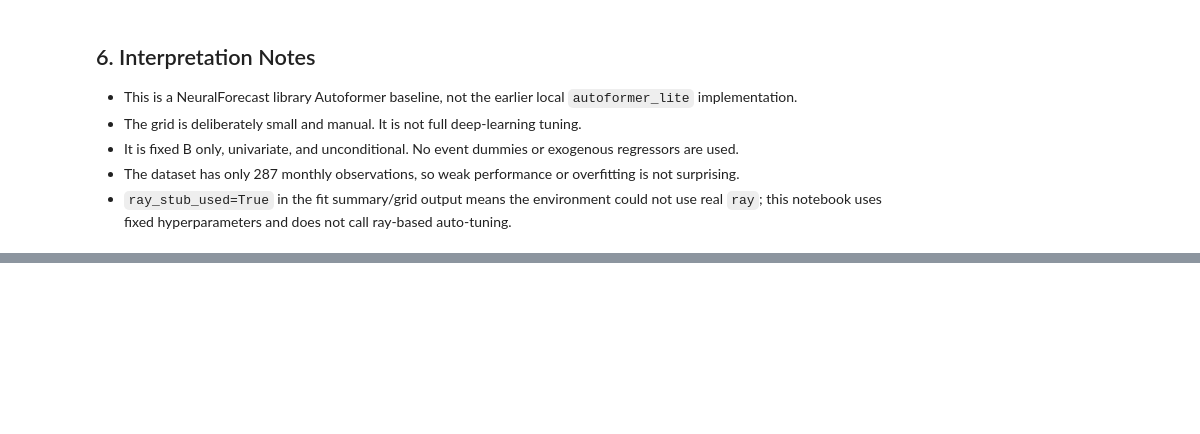
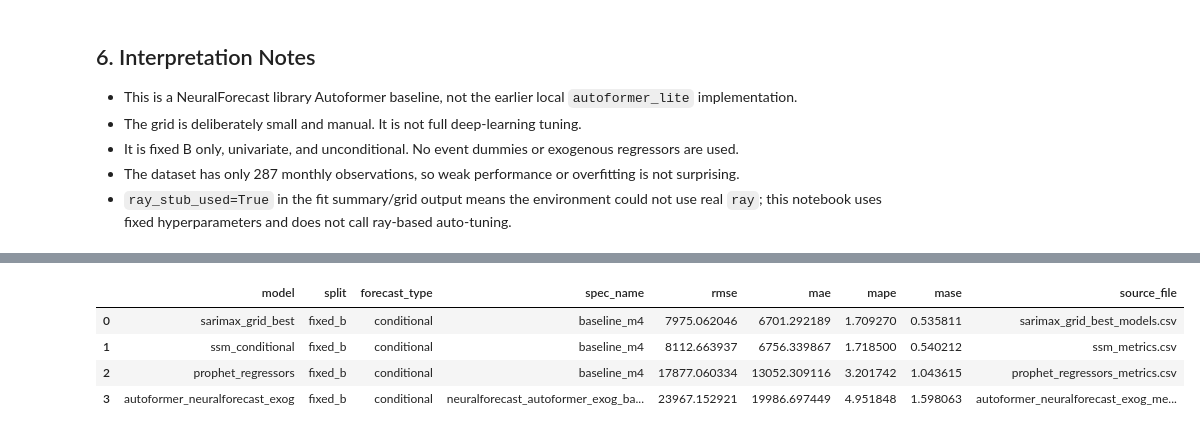
Before and after one commit to Fuga420/Transport_amount_project, a Jupyter notebook: notebooks/forecasting/09_autoformer_neuralforecast.ipynb, the cells around one changed output, grey strips where cells are left out. Cells and saved outputs as stored; diff of their text form; code cells hidden in the pictures; blank space fills up the shorter version.

Commit message:
Add Autoformer NeuralForecast exogenous forecast

```diff
--- a/notebooks/forecasting/09_autoformer_neuralforecast.ipynb
+++ b/notebooks/forecasting/09_autoformer_neuralforecast.ipynb
@@ -352,0 +575,37 @@ display(comparison)
+# %%
+conditional_rows = []
+conditional_sources = [
+    "sarimax_grid_best_models.csv",
+    "ssm_metrics.csv",
+    "prophet_regressors_metrics.csv",
+]
+
+for filename in conditional_sources:
+    path = METRICS_DIR / filename
+    if not path.exists():
+        print(f"skip: {filename} not found")
+        continue
+    frame = pd.read_csv(path)
+    frame = frame[frame["split"] == "fixed_b"].copy()
+    if filename == "sarimax_grid_best_models.csv":
+        frame = frame[frame["model"] == "sarimax"].copy()
+        frame["model"] = "sarimax_grid_best"
+        frame["forecast_type"] = "conditional"
+    if filename == "ssm_metrics.csv":
+        frame["model"] = "ssm_conditional"
+    frame["source_file"] = filename
+    conditional_rows.append(frame)
+
+if exog_metrics_df is not None:
+    conditional_rows.append(exog_metrics_df.assign(source_file="autoformer_neuralforecast_exog_metrics.csv"))
+
+conditional_comparison = pd.concat(conditional_rows, ignore_index=True, sort=False)
+conditional_comparison = conditional_comparison[["model", "split", "forecast_type", "spec_name", "rmse", "mae", "mape", "mase", "source_file"]]
+conditional_comparison = conditional_comparison.sort_values("rmse").reset_index(drop=True)
+display(conditional_comparison)
+# %% [output]
+|  | model | split | forecast_type | spec_name | rmse | mae | mape | mase | source_file |
+| 0 | sarimax_grid_best | fixed_b | conditional | baseline_m4 | 7975.062046 | 6701.292189 | 1.709270 | 0.535811 | sarimax_grid_best_models.csv |
+| 1 | ssm_conditional | fixed_b | conditional | baseline_m4 | 8112.663937 | 6756.339867 | 1.718500 | 0.540212 | ssm_metrics.csv |
+| 2 | prophet_regressors | fixed_b | conditional | baseline_m4 | 17877.060334 | 13052.309116 | 3.201742 | 1.043615 | prophet_regressors_metrics.csv |
+| 3 | autoformer_neuralforecast_exog | fixed_b | conditional | neuralforecast_autoformer_exog_ba... | 23967.152921 | 19986.697449 | 4.951848 | 1.598063 | autoformer_neuralforecast_exog_me... |
```
Also changed, not shown: parts of 9 cells of this notebook, 5 other files.
